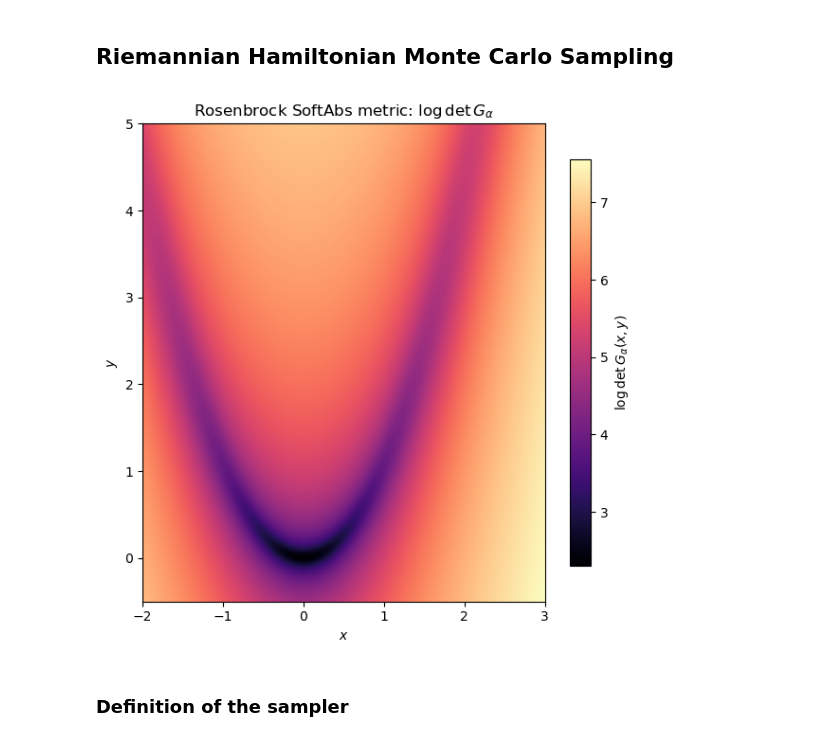
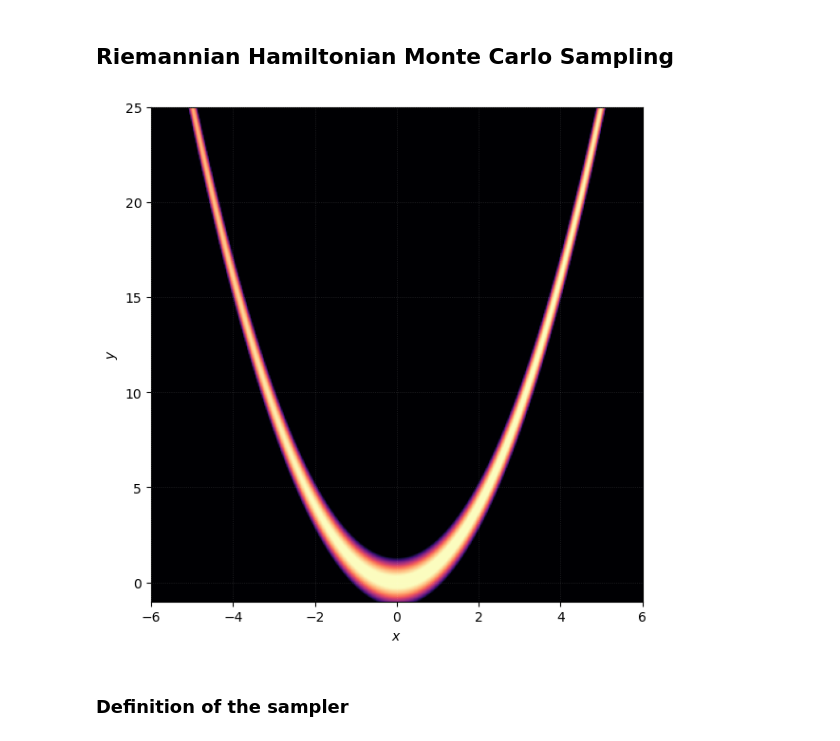
Before and after one commit to abelmaxv/geodesic_toolbox, a Jupyter notebook: internship_experiments/rosenbrock_sampling.ipynb, the cells around one changed output. Saved outputs shown, nothing was run; the diff lists cells and outputs as text; code cells hidden in the pictures.

```diff
--- a/internship_experiments/rosenbrock_sampling.ipynb
+++ b/internship_experiments/rosenbrock_sampling.ipynb
@@ -23,48 +23,39 @@ def rosenborck(z : Tensor) -> Tensor :
 ## Riemannian Hamiltonian Monte Carlo Sampling
 # %%
 grid_fine = 400
-xg = np.linspace(-2, 3, grid_fine)
-yg = np.linspace(-0.5, 5, grid_fine)
+
+xg = np.linspace(-6, 6, grid_fine)
+yg = np.linspace(-1, 25, grid_fine)
 xx, yy = np.meshgrid(xg, yg)
 
-pts = torch.tensor(
-    np.stack([xx.ravel(), yy.ravel()], axis=1), dtype=torch.float32
-)
-
-cometric = RosenbrockSoftAbs()
-with torch.no_grad():
-    G = cometric.metric_tensor(pts)
-    det_G = torch.linalg.det(G).numpy()
-
-log_det_G = np.log(det_G).reshape(grid_fine, grid_fine)
-
-# Rosenbrock log-density for contour overlay
-log_pi = -(100 * (yy - xx**2)**2 + (1 - xx)**2) / 20
+log_pi  = -(100 * (yy - xx**2)**2 + (1 - xx)**2) / 20
+vmax_pi = np.percentile(log_pi, 99)
+vmin_pi = np.percentile(log_pi, 92)
 
 fig, ax = plt.subplots(figsize=(6, 6))
 
 im = ax.imshow(
-    log_det_G,
+    log_pi,
     origin="lower",
     extent=[xg.min(), xg.max(), yg.min(), yg.max()],
     cmap="magma",
     aspect="auto",
+    vmin=vmin_pi,
+    vmax=vmax_pi,
+    zorder=0,
 )
 
-# # Density contours as white lines for context
-# levels = np.linspace(log_pi.max() - 6, log_pi.max(), 8)
-# ax.contour(xx, yy, log_pi, levels=levels, colors="white", linewidths=0.6, alpha=0.6)
+ax.grid(True, linestyle=":", linewidth=0.5, color="white", alpha=0.2)
+ax.set_axisbelow(False)
 
-fig.colorbar(im, ax=ax, label=r"$\log \det G_{\alpha}(x, y)$", shrink=0.85)
-ax.set_title(r"Rosenbrock SoftAbs metric: $\log \det G_{\alpha}$")
 ax.set_xlabel("$x$")
 ax.set_ylabel("$y$")
 ax.set_xlim(xg.min(), xg.max())
 ax.set_ylim(yg.min(), yg.max())
 plt.tight_layout()
 plt.show()
 # %% [output]
-[figure, old version]
+[figure, new version]
 # %% [markdown]
 ### Definition of the sampler
 # %%
```
Also changed, not shown: parts of 8 cells of this notebook.
